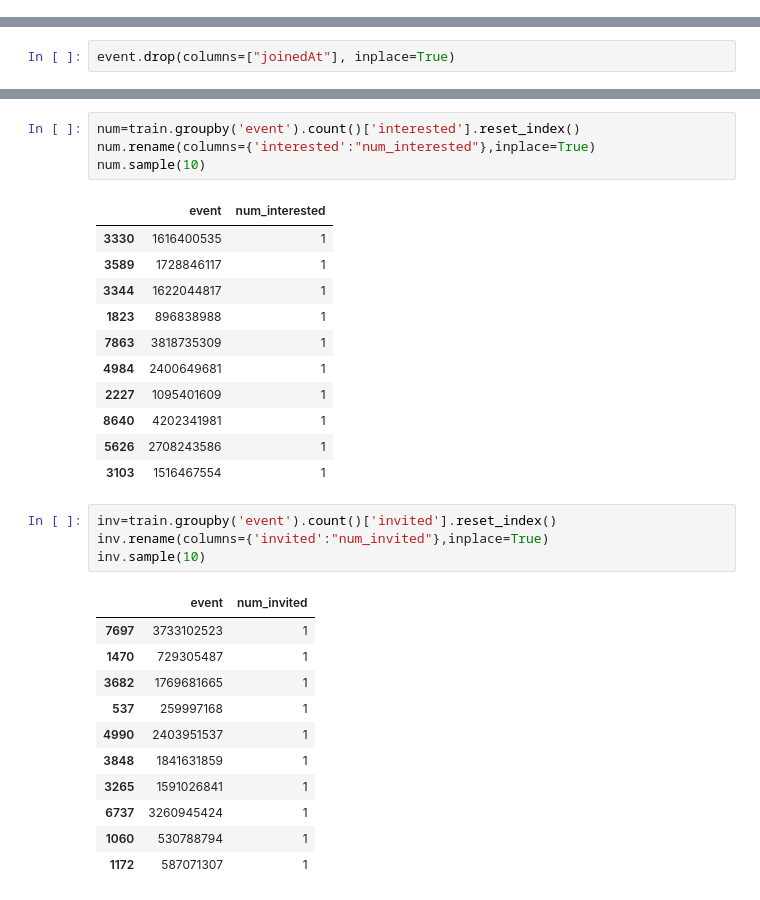
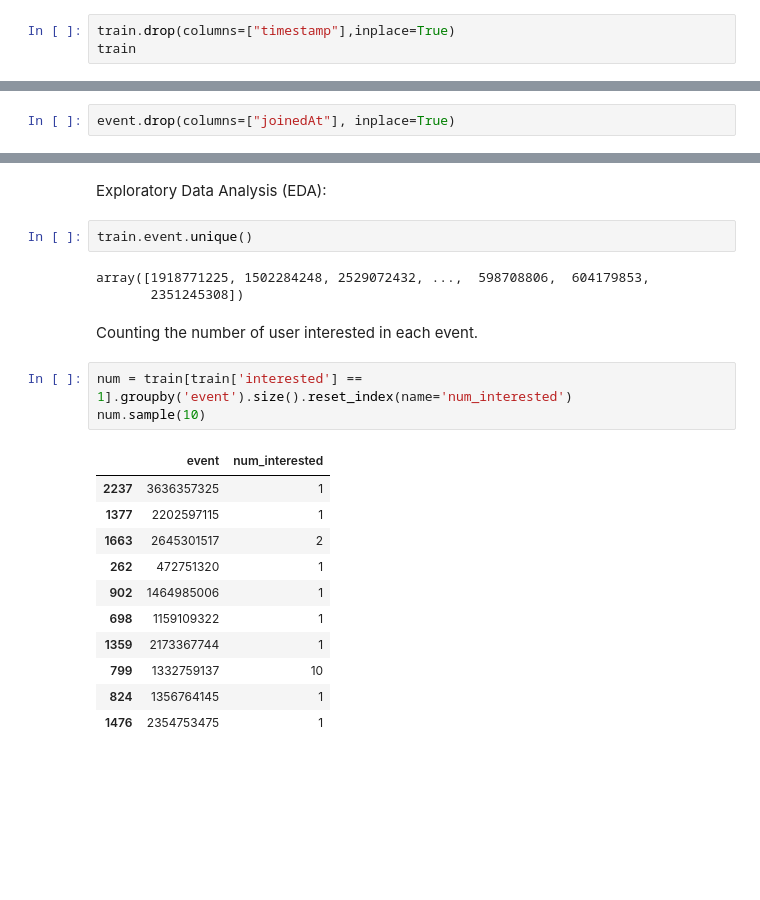
Before and after one commit to apexapaudel484/Event-recommendation, a Jupyter notebook: collaborative-filtering.ipynb, the cells around one changed output, grey strips where cells are left out. Cells and saved outputs as stored; diff of their text form; blank space fills up the shorter version.

Commit message:
Kaggle Notebook | Collaborative_filtering | data visualization

```diff
--- a/collaborative-filtering.ipynb
+++ b/collaborative-filtering.ipynb
@@ -59,3 +59,6 @@ train.head()
 | 2 | 3044012 | 2529072432 | 0 | 2012-10-02 15:53:05.754000+00:00 | 1 | 0 |
 | 3 | 3044012 | 3072478280 | 0 | 2012-10-02 15:53:05.754000+00:00 | 0 | 0 |
 | 4 | 3044012 | 1390707377 | 0 | 2012-10-02 15:53:05.754000+00:00 | 0 | 0 |
+# %%
+train.drop(columns=["timestamp"],inplace=True)
+train
@@ -205,35 +221,27 @@ event.head()
 | 2 | 2470912453 | 4072475571 | Scottsdale | AZ | 85251 | United States | en_US | 1986 | male | Tempe Arizona | ... |
 | 3 | 726785080 | 4072475571 | Scottsdale | AZ | 85251 | United States | en_US | 1986 | male | Tempe Arizona | ... |
 | 4 | 2617055799 | 4072475571 | Scottsdale | AZ | 85251 | United States | en_US | 1986 | male | Tempe Arizona | ... |
+# %% [markdown]
+Exploratory Data Analysis (EDA):
+# %%
+train.event.unique()
+# %% [output]
+array([1918771225, 1502284248, 2529072432, ...,  598708806,  604179853,
+       2351245308])
+# %% [markdown]
+Counting the number of user interested in each event.
 # %%
-num=train.groupby('event').count()['interested'].reset_index()
-num.rename(columns={'interested':"num_interested"},inplace=True)
+num = train[train['interested'] == 1].groupby('event').size().reset_index(name='num_interested')
 num.sample(10)
 # %% [output]
 |  | event | num_interested |
-| 3330 | 1616400535 | 1 |
-| 3589 | 1728846117 | 1 |
-| 3344 | 1622044817 | 1 |
-| 1823 | 896838988 | 1 |
-| 7863 | 3818735309 | 1 |
-| 4984 | 2400649681 | 1 |
-| 2227 | 1095401609 | 1 |
-| 8640 | 4202341981 | 1 |
-| 5626 | 2708243586 | 1 |
-| 3103 | 1516467554 | 1 |
+| 2237 | 3636357325 | 1 |
+| 1377 | 2202597115 | 1 |
+| 1663 | 2645301517 | 2 |
+| 262 | 472751320 | 1 |
+| 902 | 1464985006 | 1 |
+| 698 | 1159109322 | 1 |
+| 1359 | 2173367744 | 1 |
+| 799 | 1332759137 | 10 |
+| 824 | 1356764145 | 1 |
+| 1476 | 2354753475 | 1 |
-# %%
-inv=train.groupby('event').count()['invited'].reset_index()
-inv.rename(columns={'invited':"num_invited"},inplace=True)
-inv.sample(10)
-# %% [output]
-|  | event | num_invited |
-| 7697 | 3733102523 | 1 |
-| 1470 | 729305487 | 1 |
-| 3682 | 1769681665 | 1 |
-| 537 | 259997168 | 1 |
-| 4990 | 2403951537 | 1 |
-| 3848 | 1841631859 | 1 |
-| 3265 | 1591026841 | 1 |
-| 6737 | 3260945424 | 1 |
-| 1060 | 530788794 | 1 |
-| 1172 | 587071307 | 1 |
```
Also changed, not shown: parts of 45 cells of this notebook.
